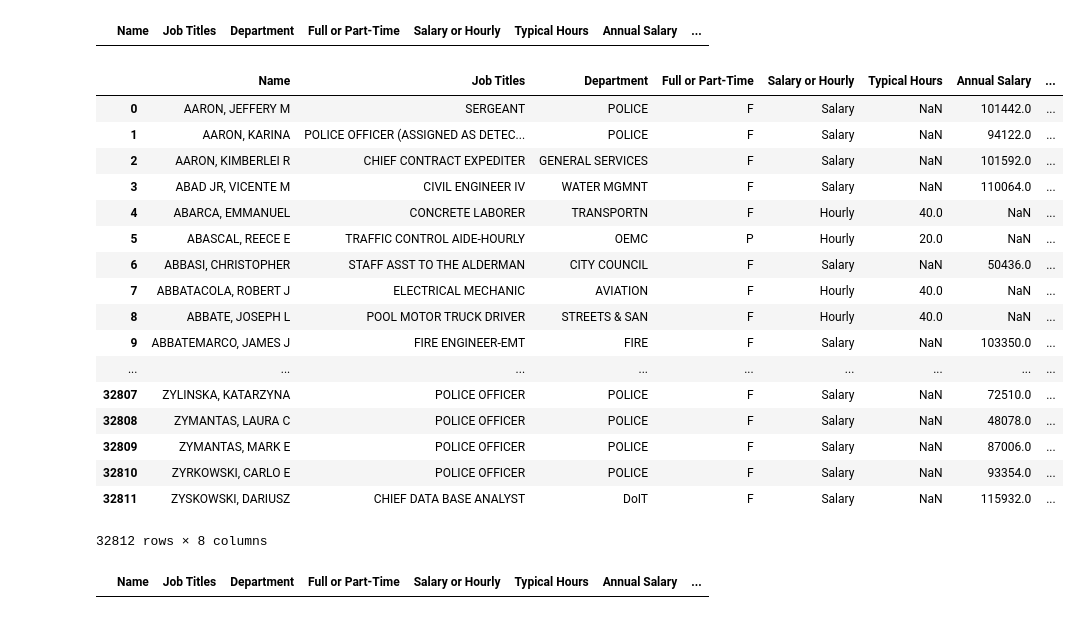
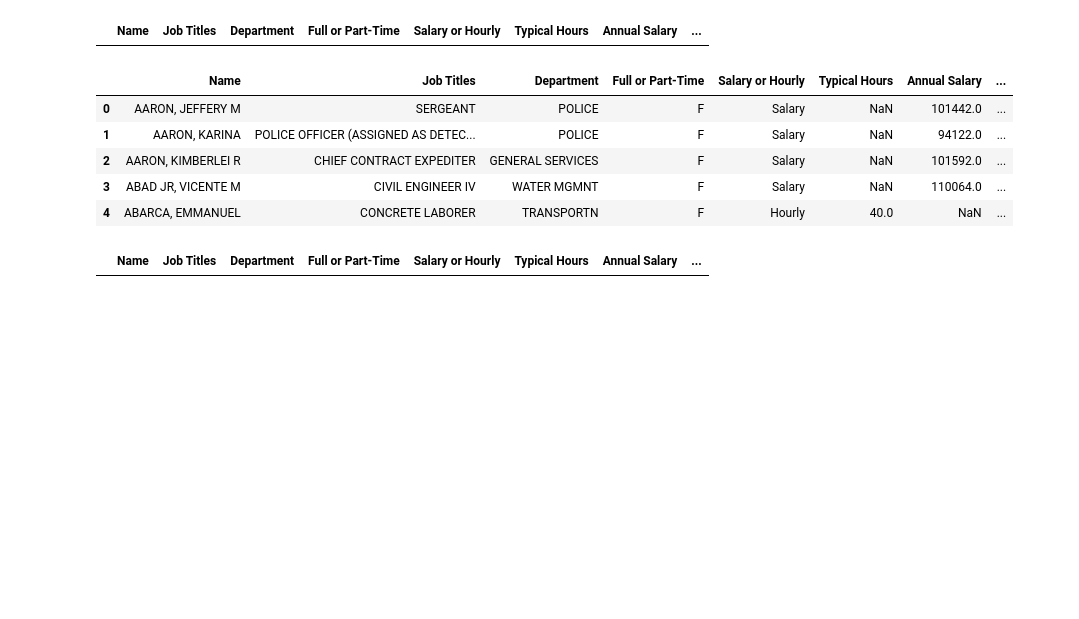
Before and after one commit to emmacooperpeterson/ippp, a Jupyter notebook: my notes/TAsession4_pandas.ipynb, the cells around one changed output. Drawn from its saved outputs; the diff is of its cells as text; code cells hidden in the pictures; blank space fills up the shorter version.

```diff
--- a/my notes/TAsession4_pandas.ipynb
+++ b/my notes/TAsession4_pandas.ipynb
@@ -338 +377,5 @@ salaries.groupby("Department").count().head()
+# %%
+salaries = pd.read_csv('salaries.csv')
+salaries['Annual Salary'] = salaries['Annual Salary'].str.replace('$', '')
+salaries['Annual Salary'] = salaries['Annual Salary'].apply(pd.to_numeric)
 # %%
@@ -352,26 +395,14 @@ salaries.dropna() #performs the operation but doesn't save the results
 # %% [output]
 |  | Name | Job Titles | Department | Full or Part-Time | Salary or Hourly | Typical Hours | Annual Salary | ... |
 # %%
-salaries
+salaries.head()
 # %% [output]
 |  | Name | Job Titles | Department | Full or Part-Time | Salary or Hourly | Typical Hours | Annual Salary | ... |
 | 0 | AARON, JEFFERY M | SERGEANT | POLICE | F | Salary | NaN | 101442.0 | ... |
 | 1 | AARON, KARINA | POLICE OFFICER (ASSIGNED AS DETEC... | POLICE | F | Salary | NaN | 94122.0 | ... |
 | 2 | AARON, KIMBERLEI R | CHIEF CONTRACT EXPEDITER | GENERAL SERVICES | F | Salary | NaN | 101592.0 | ... |
 | 3 | ABAD JR, VICENTE M | CIVIL ENGINEER IV | WATER MGMNT | F | Salary | NaN | 110064.0 | ... |
 | 4 | ABARCA, EMMANUEL | CONCRETE LABORER | TRANSPORTN | F | Hourly | 40.0 | NaN | ... |
-| 5 | ABASCAL, REECE E | TRAFFIC CONTROL AIDE-HOURLY | OEMC | P | Hourly | 20.0 | NaN | ... |
-| 6 | ABBASI, CHRISTOPHER | STAFF ASST TO THE ALDERMAN | CITY COUNCIL | F | Salary | NaN | 50436.0 | ... |
-| 7 | ABBATACOLA, ROBERT J | ELECTRICAL MECHANIC | AVIATION | F | Hourly | 40.0 | NaN | ... |
-| 8 | ABBATE, JOSEPH L | POOL MOTOR TRUCK DRIVER | STREETS & SAN | F | Hourly | 40.0 | NaN | ... |
-| 9 | ABBATEMARCO, JAMES J | FIRE ENGINEER-EMT | FIRE | F | Salary | NaN | 103350.0 | ... |
-| ... | ... | ... | ... | ... | ... | ... | ... | ... |
-| 32807 | ZYLINSKA, KATARZYNA | POLICE OFFICER | POLICE | F | Salary | NaN | 72510.0 | ... |
-| 32808 | ZYMANTAS, LAURA C | POLICE OFFICER | POLICE | F | Salary | NaN | 48078.0 | ... |
-| 32809 | ZYMANTAS, MARK E | POLICE OFFICER | POLICE | F | Salary | NaN | 87006.0 | ... |
-| 32810 | ZYRKOWSKI, CARLO E | POLICE OFFICER | POLICE | F | Salary | NaN | 93354.0 | ... |
-| 32811 | ZYSKOWSKI, DARIUSZ | CHIEF DATA BASE ANALYST | DoIT | F | Salary | NaN | 115932.0 | ... |
-32812 rows × 8 columns
 # %%
 salaries = salaries.dropna() #or: salaries.dropna(inplace=True)
 # %%
```
Also changed, not shown: parts of 29 cells of this notebook.
